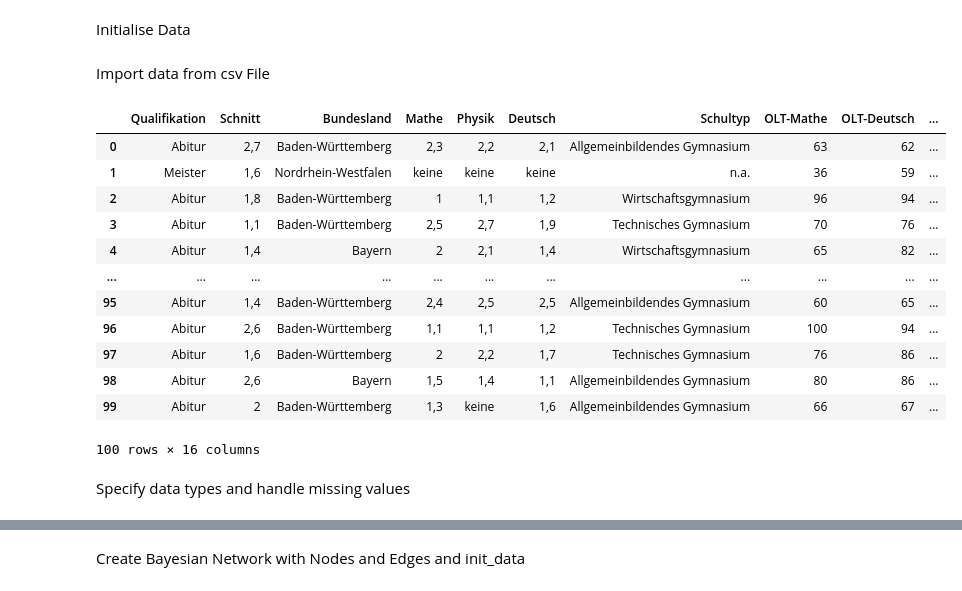
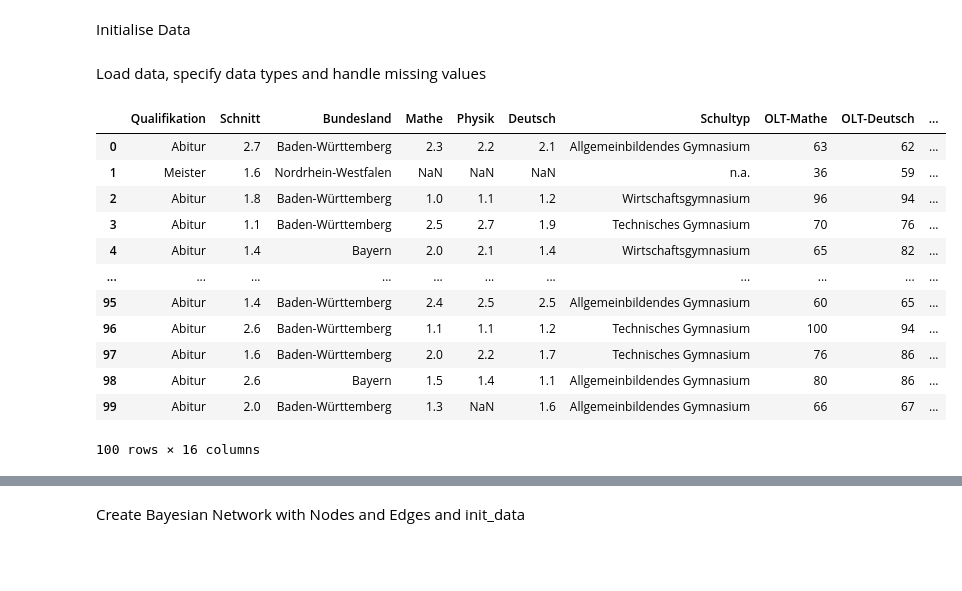
Before and after one commit to RauschRobin/Programmentwurf_Prob1_GrundlagenKuenstlicherIntelligenz, a Jupyter notebook: DS_PROB_1/BayesNetz.ipynb, the cells around one changed output, grey strips where cells are left out. Cells and saved outputs as stored; diff of their text form; code cells hidden in the pictures; blank space fills up the shorter version.

```diff
--- a/DS_PROB_1/BayesNetz.ipynb
+++ b/DS_PROB_1/BayesNetz.ipynb
@@ -56,40 +48,44 @@ JEDE = "Jahreseinkommen der Eltern"
 SB = "Staatsbürgerschaft"
 SG = "Studiengang"
 Absch= "Abschluss"
-# %% [markdown]
-Import data from csv File
-# %%
-init_data = pd.read_csv('p001_1.csv', sep=';',dtype={
-    Quali: 'string'
-})
-display(init_data)
-# %% [output]
-|  | Qualifikation | Schnitt | Bundesland | Mathe | Physik | Deutsch | Schultyp | OLT-Mathe | OLT-Deutsch | ... |
-| 0 | Abitur | 2,7 | Baden-Württemberg | 2,3 | 2,2 | 2,1 | Allgemeinbildendes Gymnasium | 63 | 62 | ... |
-| 1 | Meister | 1,6 | Nordrhein-Westfalen | keine | keine | keine | n.a. | 36 | 59 | ... |
-| 2 | Abitur | 1,8 | Baden-Württemberg | 1 | 1,1 | 1,2 | Wirtschaftsgymnasium | 96 | 94 | ... |
-| 3 | Abitur | 1,1 | Baden-Württemberg | 2,5 | 2,7 | 1,9 | Technisches Gymnasium | 70 | 76 | ... |
-| 4 | Abitur | 1,4 | Bayern | 2 | 2,1 | 1,4 | Wirtschaftsgymnasium | 65 | 82 | ... |
-| ... | ... | ... | ... | ... | ... | ... | ... | ... | ... | ... |
-| 95 | Abitur | 1,4 | Baden-Württemberg | 2,4 | 2,5 | 2,5 | Allgemeinbildendes Gymnasium | 60 | 65 | ... |
-| 96 | Abitur | 2,6 | Baden-Württemberg | 1,1 | 1,1 | 1,2 | Technisches Gymnasium | 100 | 94 | ... |
-| 97 | Abitur | 1,6 | Baden-Württemberg | 2 | 2,2 | 1,7 | Technisches Gymnasium | 76 | 86 | ... |
-| 98 | Abitur | 2,6 | Bayern | 1,5 | 1,4 | 1,1 | Allgemeinbildendes Gymnasium | 80 | 86 | ... |
-| 99 | Abitur | 2 | Baden-Württemberg | 1,3 | keine | 1,6 | Allgemeinbildendes Gymnasium | 66 | 67 | ... |
-100 rows × 16 columns
 # %% [markdown]
-Specify data types and handle missing values
+Load data, specify data types and handle missing values
 # %%
+init_data = pd.read_csv('p001_1.csv', sep=';',dtype={
+    Quali: 'string'
+})
+
 # Define data types for numerical columns
-numerical_columns = [S, M, D, P, OLTM, OLTD, SFT, A, JEDE]
+numerical_columns = [S, M, D, P, OLTM, OLTD, SFT, A, JEDE, Absch]
+values = [S, Absch, M, D, P]
+
+#Change a Komma to a dot to convert values
+for column in values:
+    init_data[column] = init_data[column].str.replace(",",".")
 
 for column in numerical_columns:
     init_data.loc[:, column] = pd.to_numeric(
         init_data[column], errors="coerce"
     )
 
 # Handle missing values in categorical columns
 categorical_columns = [Quali, BL, ST, Geschl, SB, SG]
 for column in categorical_columns:
     # Replace missing values with the most frequent category
     init_data.loc[:, column].fillna(init_data[column].mode()[0], inplace=True)
+
+display(init_data)
+# %% [output]
+|  | Qualifikation | Schnitt | Bundesland | Mathe | Physik | Deutsch | Schultyp | OLT-Mathe | OLT-Deutsch | ... |
+| 0 | Abitur | 2.7 | Baden-Württemberg | 2.3 | 2.2 | 2.1 | Allgemeinbildendes Gymnasium | 63 | 62 | ... |
+| 1 | Meister | 1.6 | Nordrhein-Westfalen | NaN | NaN | NaN | n.a. | 36 | 59 | ... |
+| 2 | Abitur | 1.8 | Baden-Württemberg | 1.0 | 1.1 | 1.2 | Wirtschaftsgymnasium | 96 | 94 | ... |
+| 3 | Abitur | 1.1 | Baden-Württemberg | 2.5 | 2.7 | 1.9 | Technisches Gymnasium | 70 | 76 | ... |
+| 4 | Abitur | 1.4 | Bayern | 2.0 | 2.1 | 1.4 | Wirtschaftsgymnasium | 65 | 82 | ... |
+| ... | ... | ... | ... | ... | ... | ... | ... | ... | ... | ... |
+| 95 | Abitur | 1.4 | Baden-Württemberg | 2.4 | 2.5 | 2.5 | Allgemeinbildendes Gymnasium | 60 | 65 | ... |
+| 96 | Abitur | 2.6 | Baden-Württemberg | 1.1 | 1.1 | 1.2 | Technisches Gymnasium | 100 | 94 | ... |
+| 97 | Abitur | 1.6 | Baden-Württemberg | 2.0 | 2.2 | 1.7 | Technisches Gymnasium | 76 | 86 | ... |
+| 98 | Abitur | 2.6 | Bayern | 1.5 | 1.4 | 1.1 | Allgemeinbildendes Gymnasium | 80 | 86 | ... |
+| 99 | Abitur | 2.0 | Baden-Württemberg | 1.3 | NaN | 1.6 | Allgemeinbildendes Gymnasium | 66 | 67 | ... |
+100 rows × 16 columns
```
Also changed, not shown: parts of 7 cells of this notebook.
